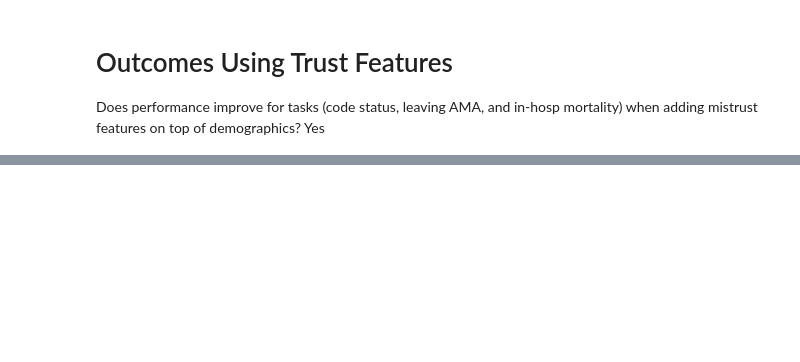
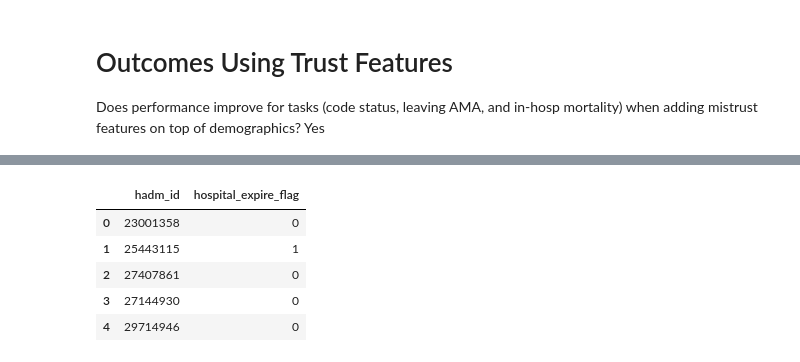
Before and after one commit to damphessian/eol-mistrust, a Jupyter notebook: code/outcomes_ml.ipynb, the cells around one changed output, grey strips where cells are left out. Cells and saved outputs as stored; diff of their text form; code cells hidden in the pictures; blank space fills up the shorter version.

```diff
--- a/code/outcomes_ml.ipynb
+++ b/code/outcomes_ml.ipynb
@@ -149,16 +161,29 @@ def normalize_insurance(insurance):
 # LABEL: left hospital against medical advice
 
 # query for discharge info
-discharge_query = 'SELECT distinct hadm_id,discharge_location FROM mimiciii.admissions'
+discharge_query = """
+SELECT hadm_id, discharge_location
+FROM mimiciv_hosp.admissions
+"""
 discharge = pd.read_sql_query(discharge_query, con)
 
-# binary labels
-ama_labels = {}
-for i,row in tqdm.tqdm(discharge.iterrows()):
-    if row.discharge_location == 'LEFT AGAINST MEDICAL ADVI':
-        label = 'AMA'
-    else:
-        label = 'compliant'
-    ama_labels[row.hadm_id] = label
+# normalize to uppercase strings for uniform comparison
+discharge['discharge_location'] = discharge['discharge_location'].astype(str).str.upper()
 
-#discharge.head()
+# define AMA detection logic
+def is_ama(loc):
+    # primary MIMIC-IV AMA category
+    if 'AGAINST ADVICE' in loc:
+        return True
+    # optional MIMIC-IV "ELOPED" category (treat as AMA if desired)
+    if 'ELOPED' in loc:
+        return True
+    return False
+
+# build labels
+ama_labels = {
+    int(row.hadm_id): ('AMA' if is_ama(row.discharge_location) else 'compliant')
+    for row in discharge.itertuples()
+}
+
+discharge['discharge_location'].value_counts()
@@ -165,20 +206,27 @@ for i,row in tqdm.tqdm(discharge.iterrows()):
 # %%
 # LABEL: in-hospital mortality
 
 # query for discharge info
-mortality_query = 'SELECT distinct hadm_id,hospital_expire_flag FROM mimiciii.admissions'
+mortality_query = 'SELECT DISTINCT hadm_id,hospital_expire_flag FROM mimiciv_hosp.admissions'
 mortality = pd.read_sql_query(mortality_query, con)
 
 # binary labels
 mortality_labels = {}
 for i,row in tqdm.tqdm(mortality.iterrows()):
     if row.hospital_expire_flag:
         label = 'deceased'
     else:
         label = 'survived'
     mortality_labels[row.hadm_id] = label
 
-#mortality.head()
+mortality.head()
+# %% [output]
+|  | hadm_id | hospital_expire_flag |
+| 0 | 23001358 | 0 |
+| 1 | 25443115 | 1 |
+| 2 | 27407861 | 0 |
+| 3 | 27144930 | 0 |
+| 4 | 29714946 | 0 |
 # %%
 import random
 
```
Also changed, not shown: parts of 11 cells of this notebook.
